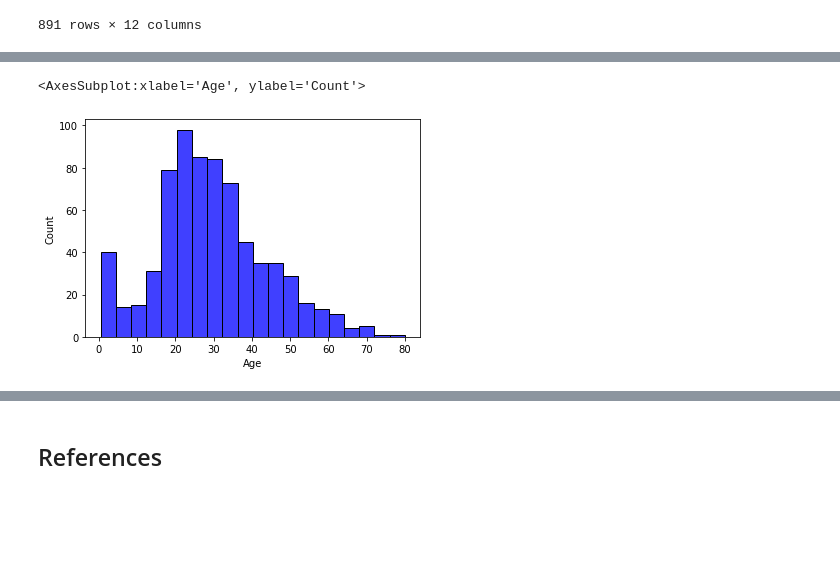
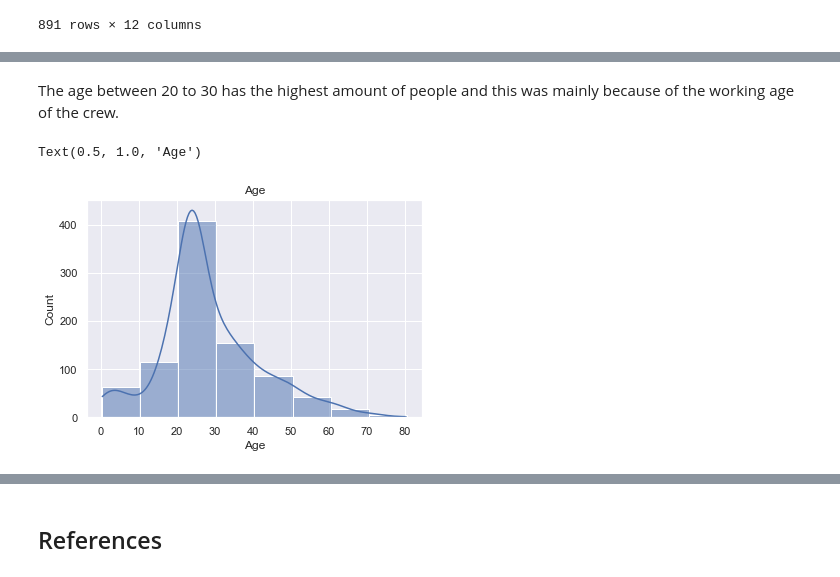
Before and after one commit to Ginafenn/Programming-for-Data-Analysis-Asignments, a Jupyter notebook: Project 1.ipynb, the cells around one changed output, grey strips where cells are left out. Drawn from its saved outputs; the diff is of its cells as text; code cells hidden in the pictures; blank space fills up the shorter version.

```diff
--- a/Project 1.ipynb
+++ b/Project 1.ipynb
@@ -69,0 +75,3 @@ df[['Survived','Pclass','Sex','Age','SibSp']]
+# %%
+# Dropping columns
+df = df.drop(['Cabin','Embarked','Parch','Ticket','PassengerId'], axis=1)
@@ -69,0 +102,12 @@ df[['Survived','Pclass','Sex','Age','SibSp']]
+# %%
+#Replacing missing Age from dataset with their respective modes
+print(df.isnull().values.any())
+print(df.shape)
+modes={}
+for eachcol in df.columns:
+    mode_col= df[eachcol].mode()[0] #Gets mode of each column
+    modes[eachcol]= mode_col #storing mode of each feature in dictionary
+
+    df[eachcol] = df[eachcol].replace(np.nan, mode_col)
+print(df.isnull().values.any())
+print(df.shape)
@@ -70,6 +156,9 @@ df[['Survived','Pclass','Sex','Age','SibSp']]
+# %% [markdown]
+The age between 20 to 30 has the highest amount of people and this was mainly because of the working age of the crew.
 # %%
 #Plots age
-sns.histplot(df['Age'], color = 'Blue')
+sns.histplot(df['Age'], binwidth=10, kde= True)
+plt.title("Age")
 # %% [output]
-<AxesSubplot:xlabel='Age', ylabel='Count'>
+Text(0.5, 1.0, 'Age')
-[figure, old version]
+[figure, new version]
```
Also changed, not shown: parts of 51 cells of this notebook, 1 other file.
